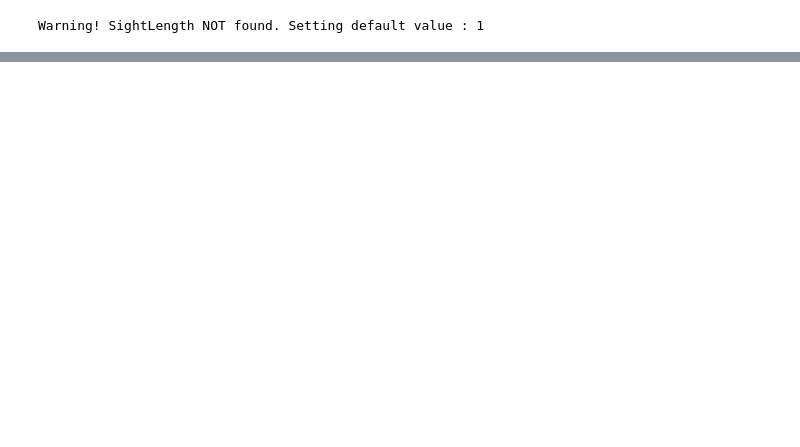
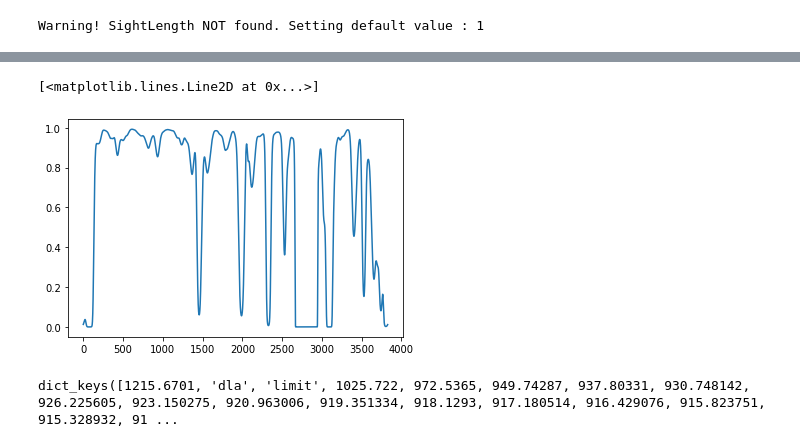
Before and after one commit to specwizard/specwizard, a Jupyter notebook: specwizard/Examples/ShortSpectra/Shortspectra.ipynb, the cells around one changed output, grey strips where cells are left out. Cells and saved outputs as stored; diff of their text form; code cells hidden in the pictures; blank space fills up the shorter version.

```diff
--- a/specwizard/Examples/ShortSpectra/Shortspectra.ipynb
+++ b/specwizard/Examples/ShortSpectra/Shortspectra.ipynb
@@ -15,0 +125,3 @@ from SpecWizard_ComputeOpticaldepth import ComputeOpticaldepth
+# %%
+eagle = Eagle()
+halos = eagle.QueryDB(sqlpars)
@@ -45,0 +201,32 @@ for ion in ions:
+# %%
+od_dic = {}
+x_pos,y_pos,z_pos = 14.154414,9.485295 ,0
+Wizard['sightline']['ProjectionStart'] = (x_pos/50.0,y_pos/50.0,0)
+Wizard['sightline']['x-position'] = x_pos/50.0
+Wizard['sightline']['y-position'] = y_pos/50.0
+Wizard['sightline']['z-position'] = 0
+
+snapshot  = ReadData(wizard = Wizard)
+particles = snapshot.read_particles()
+
+sightlineprojection  = SightLineProjection(Wizard)
+projected_LOS        = sightlineprojection.ProjectData(particles)
+
+
+Wizard['ODParams']['VoigtOff']= True
+cspec          = ComputeOpticaldepth(Wizard)
+opticaldepth   = cspec.MakeAllOpticaldepth(projected_LOS)
+
+op_cloudy_OD_nodw = opticaldepth[('Hydrogen', 'H I')]['Optical depths']
+op_urchin_OD_nodw = opticaldepth['SimIons'][('Hydrogen', 'H I')]['Optical depths']
+
+# print(xx,yy," Total Column density Urchin: ", np.log10(opticaldepth['SimIons'][('Hydrogen',
+# 'H I')]['TotalIonColumnDensity']['Value']))
+# print(xx,yy," Total Column density Sylvia Tables: ", np.log10(opticaldepth[('Hydrogen',
+# 'H I')]['TotalIonColumnDensity']['Value']))
+
+od_dic['Cloudy'] = {}
+od_dic['Cloudy']['NDW'] = op_cloudy_OD_nodw
+
+od_dic['Urchin'] = {}
+od_dic['Urchin']['NDW'] = op_urchin_OD_nodw
@@ -45,0 +473,7 @@ for ion in ions:
+# %%
+no_dw = opticaldepth['SimIons'][('Hydrogen','H I')]['Optical depths']['Value']
+# %%
+plt.plot(np.exp(-no_dw))
+# %% [output]
+[<matplotlib.lines.Line2D at 0x...>]
+[figure, added]
@@ -45,0 +538,4 @@ for ion in ions:
+# %%
+ly_series.keys()
+# %% [output]
+dict_keys([1215.6701, 'dla', 'limit', 1025.722, 972.5365, 949.74287, 937.80331, 930.748142, 926.225605, 923.150275, 920.963006, 919.351334, 918.1293, 917.180514, 916.429076, 915.823751, 915.328932, 91 ...
```
Also changed, not shown: parts of 139 cells of this notebook, 35 other files.
